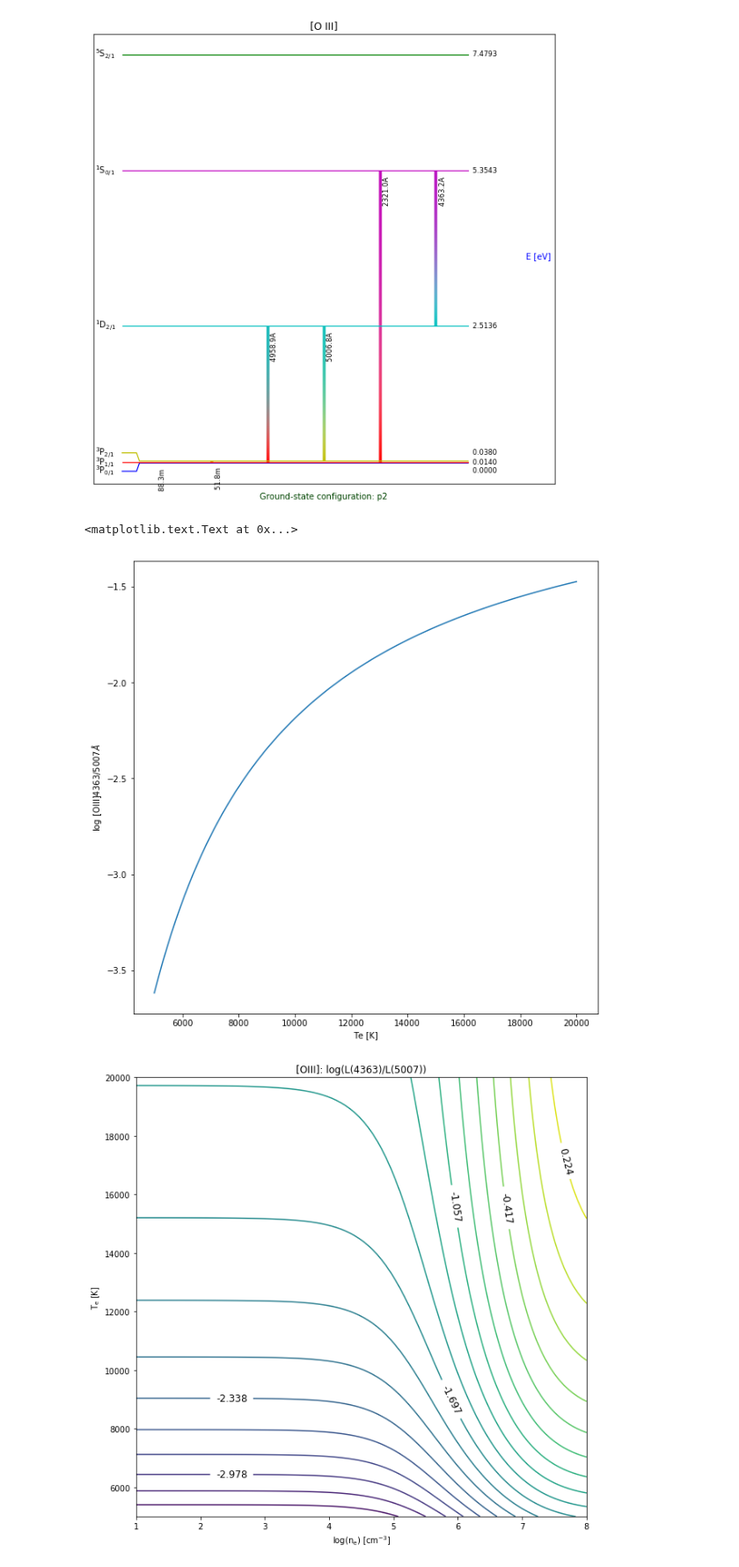
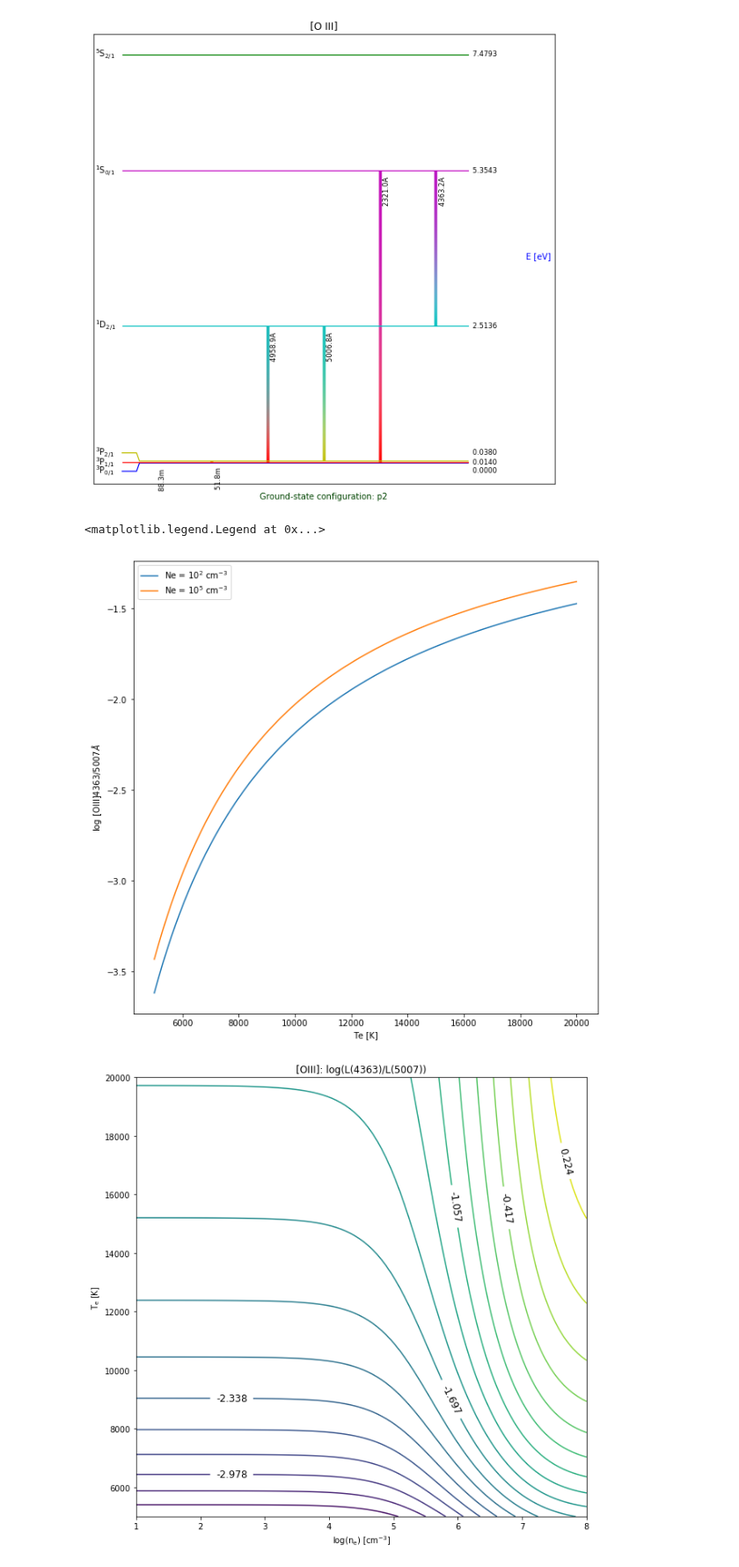
Before and after one commit to Morisset/Cloudy_Summer_School, a Jupyter notebook: Intro PyNeb.ipynb, the cells around one changed output. Shown at 88% size. Saved outputs shown, nothing was run; the diff lists cells and outputs as text; code cells hidden in the pictures.

```diff
--- a/Intro PyNeb.ipynb
+++ b/Intro PyNeb.ipynb
@@ -92,14 +98,18 @@ O3.plotGrotrian(ax=ax)
 # %%
 tem = np.linspace(5000, 20000, 100)
 E_5007 = O3.getEmissivity(tem=tem, den=1e2, wave=5007)
 E_4363 = O3.getEmissivity(tem=tem, den=1e2, wave=4363)
+E_5007b = O3.getEmissivity(tem=tem, den=1e5, wave=5007)
+E_4363b = O3.getEmissivity(tem=tem, den=1e5, wave=4363)
 f, ax = plt.subplots(figsize=(10,10))
-ax.plot(tem, np.log10(E_4363/E_5007))
+ax.plot(tem, np.log10(E_4363/E_5007), label=r'Ne = 10$^2$ cm$^{-3}$')
+ax.plot(tem, np.log10(E_4363b/E_5007b), label=r'Ne = 10$^5$ cm$^{-3}$')
 ax.set_xlabel('Te [K]')
 ax.set_ylabel(r'log [OIII]4363/5007$\AA$')
+ax.legend(loc='best')
 # %% [output]
-<matplotlib.text.Text at 0x...>
+<matplotlib.legend.Legend at 0x...>
-[figure, old version]
+[figure, new version]
 # %%
 O3_EG = pn.EmisGrid('O', 3)
 # %%
```
Also changed, not shown: parts of 12 cells of this notebook.
